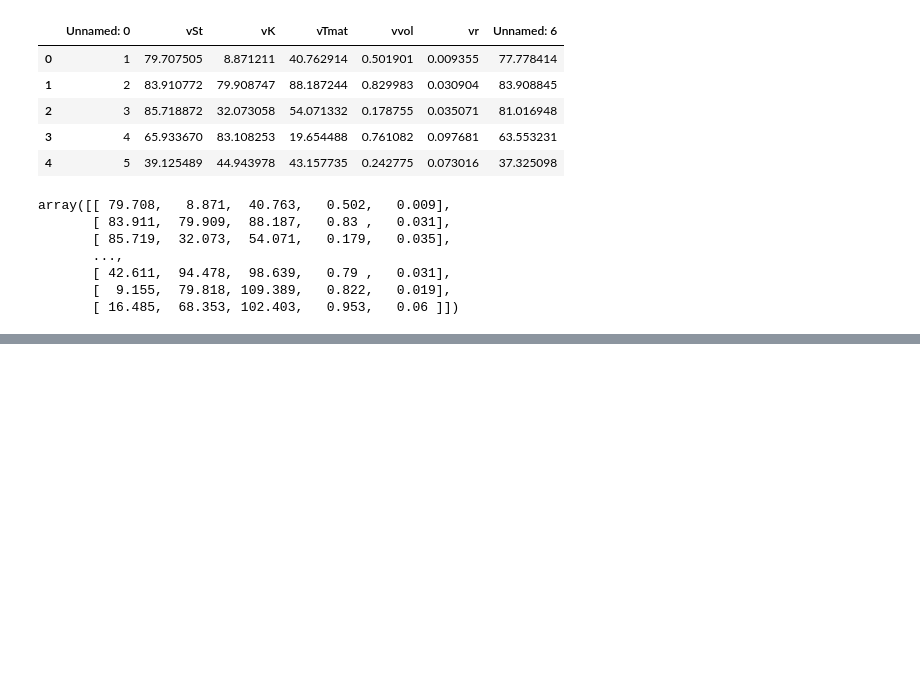
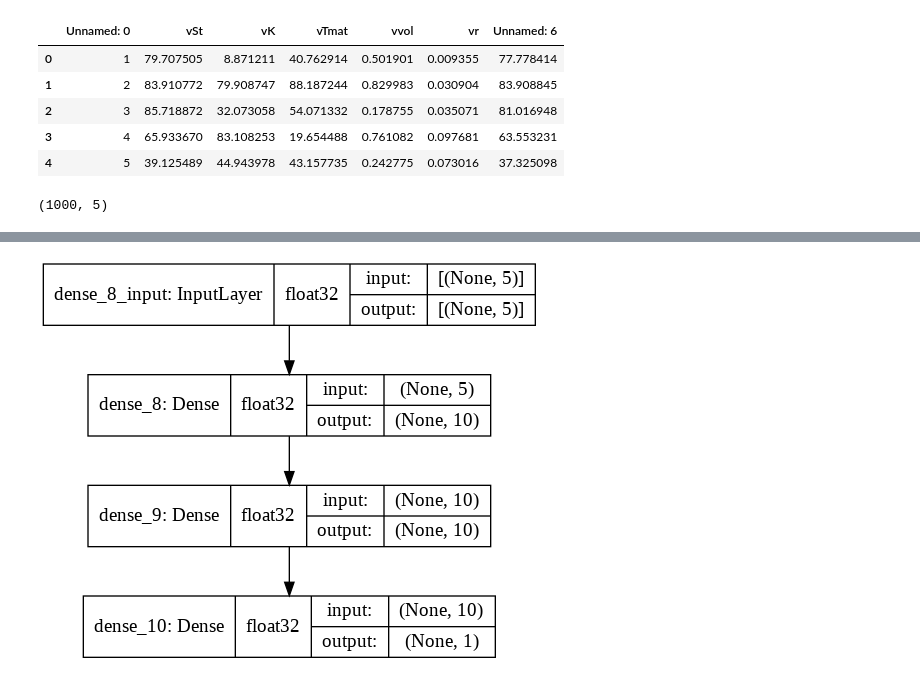
Before and after one commit to proyectoTFMUAH/ANN, a Jupyter notebook: ANN2.ipynb, the cells around one changed output, grey strips where cells are left out. Saved outputs shown, nothing was run; the diff lists cells and outputs as text; code cells hidden in the pictures; blank space fills up the shorter version.

```diff
--- a/ANN2.ipynb
+++ b/ANN2.ipynb
@@ -57,27 +87,27 @@ Pricing_train_features
 
 Pricing_train_features = np.array(Pricing_train_features)
 Pricing_train_features
+
+print(Pricing_train_features.shape)
 # %% [output]
-array([[ 79.708,   8.871,  40.763,   0.502,   0.009],
-       [ 83.911,  79.909,  88.187,   0.83 ,   0.031],
-       [ 85.719,  32.073,  54.071,   0.179,   0.035],
-       ...,
-       [ 42.611,  94.478,  98.639,   0.79 ,   0.031],
-       [  9.155,  79.818, 109.389,   0.822,   0.019],
-       [ 16.485,  68.353, 102.403,   0.953,   0.06 ]])
+(1000, 5)
 # %%
 
 #Sequential
 
 #https://keras.io/guides/sequential_model/
+from tensorflow import keras
+
 
 #define el modelo
 modelEuropeanoption = tf.keras.Sequential([
-  layers.Dense(64),
+  layers.Dense(10,activation='relu'),
+  layers.Dense(10,activation='relu'),
   layers.Dense(1)
 ])
 #compilar modelo
 modelEuropeanoption.compile(loss = tf.losses.MeanSquaredError(),
+                              metrics=['accuracy'],
                       optimizer = tf.optimizers.Adam())
 
 # entrernar el modelo
@@ -85,5 +115,9 @@ modelEuropeanoption.compile(loss = tf.losses.MeanSquaredError(),
 modelEuropeanoption.fit(Pricing_train_features, Pricing_train_results, epochs=10)
 
 modelEuropeanoption.summary()
+
+len(modelEuropeanoption.weights)
+
+keras.utils.plot_model(modelEuropeanoption, show_shapes=True,show_dtype=True)
 # %% [output]
 Epoch 1/10
@@ -104,5 +138,6 @@ Trainable params: 449
 Non-trainable params: 0
 _________________________________________________________________
+[figure, added]
 # %%
 #SAlvar el modleo y predicifr
 
```
Also changed, not shown: parts of 4 cells of this notebook.
